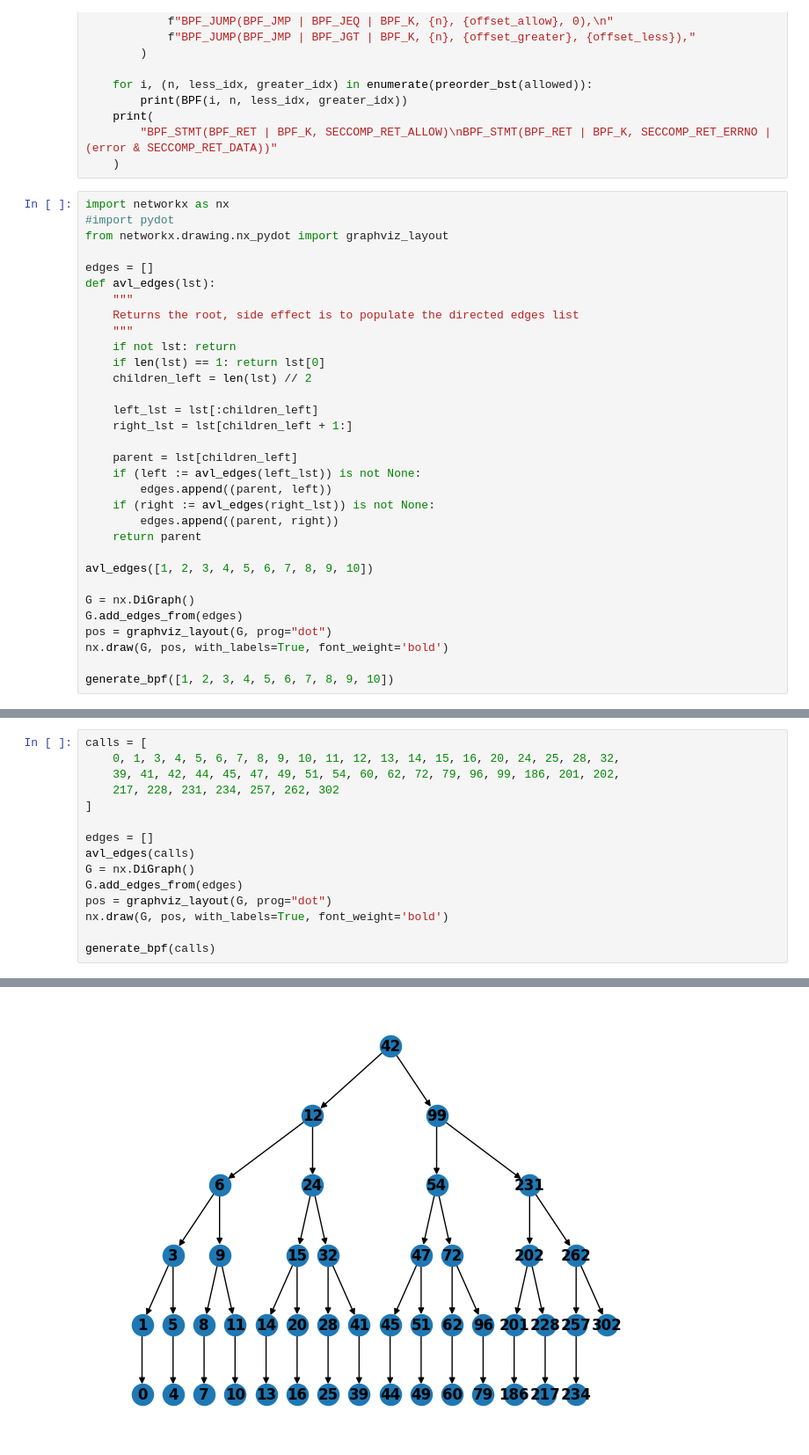
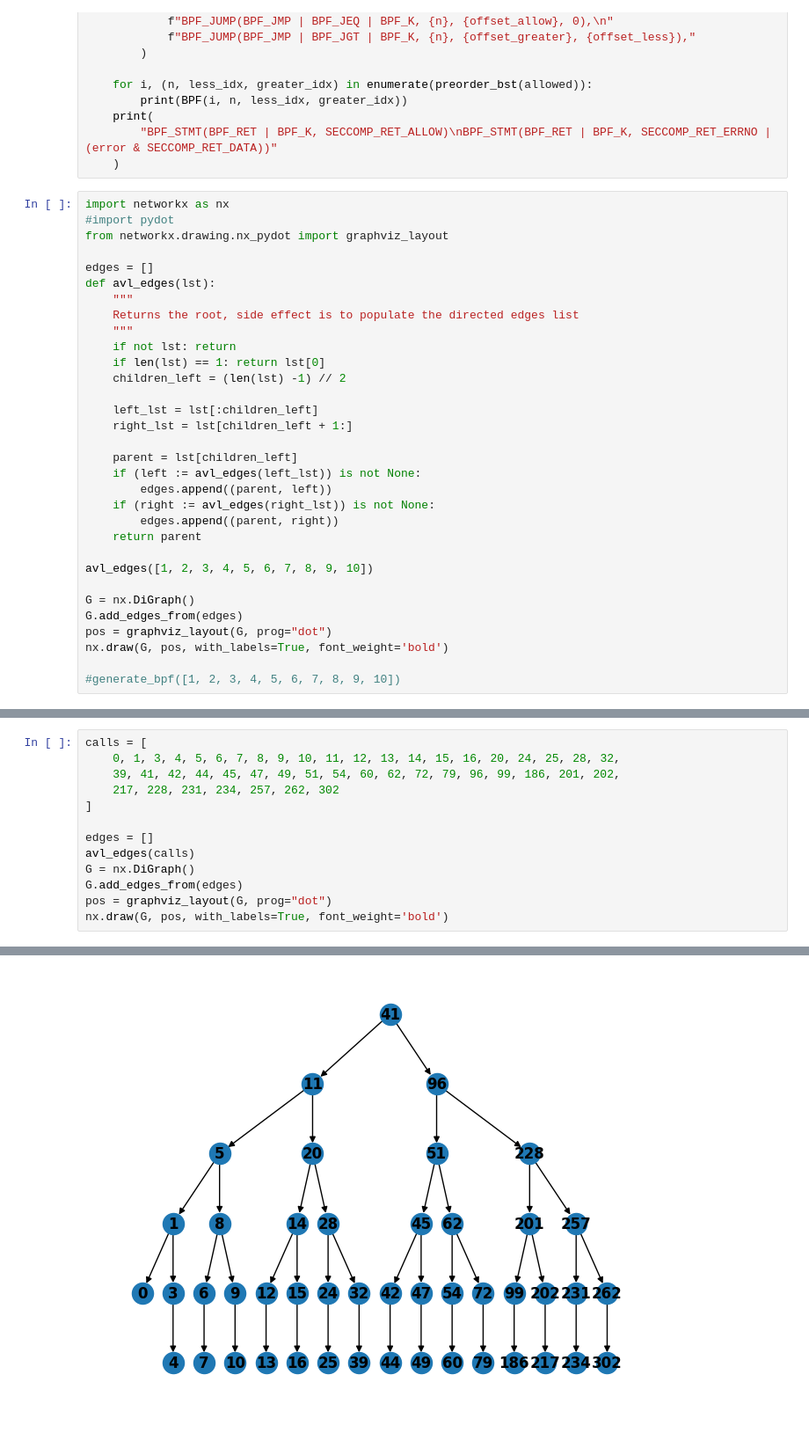
Before and after one commit to 9r0x/syscalls, a Jupyter notebook: generate_bpf.ipynb, the cells around one changed output, grey strips where cells are left out. Shown at 88% size. Drawn from its saved outputs; the diff is of its cells as text.

```diff
--- a/generate_bpf.ipynb
+++ b/generate_bpf.ipynb
@@ -88,7 +88,7 @@ def avl_edges(lst):
     """
     if not lst: return
     if len(lst) == 1: return lst[0]
-    children_left = len(lst) // 2
+    children_left = (len(lst) -1) // 2
 
     left_lst = lst[:children_left]
     right_lst = lst[children_left + 1:]
@@ -107,5 +107,5 @@ G.add_edges_from(edges)
 pos = graphviz_layout(G, prog="dot")
 nx.draw(G, pos, with_labels=True, font_weight='bold')
 
-generate_bpf([1, 2, 3, 4, 5, 6, 7, 8, 9, 10])
+#generate_bpf([1, 2, 3, 4, 5, 6, 7, 8, 9, 10])
 # %% [output]
@@ -140,6 +123,4 @@ G = nx.DiGraph()
 G.add_edges_from(edges)
 pos = graphviz_layout(G, prog="dot")
 nx.draw(G, pos, with_labels=True, font_weight='bold')
-
-generate_bpf(calls)
 # %% [output]
@@ -163 +127 @@ BPF_STMT(BPF_RET | BPF_K, SECCOMP_RET_ERRNO | (error & SECCOMP_RET_DATA))
-[figure, old version]
+[figure, new version]
```
Also changed, not shown: parts of 2 cells of this notebook, 3 other files.
